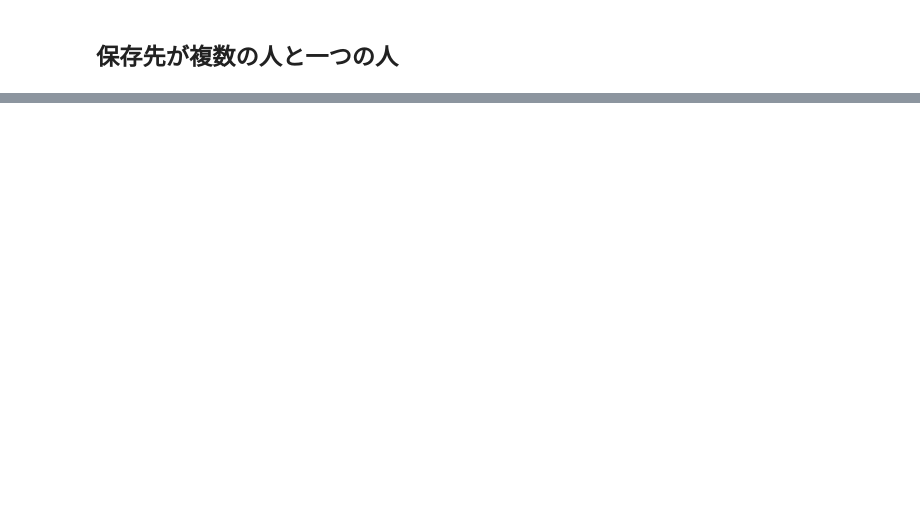
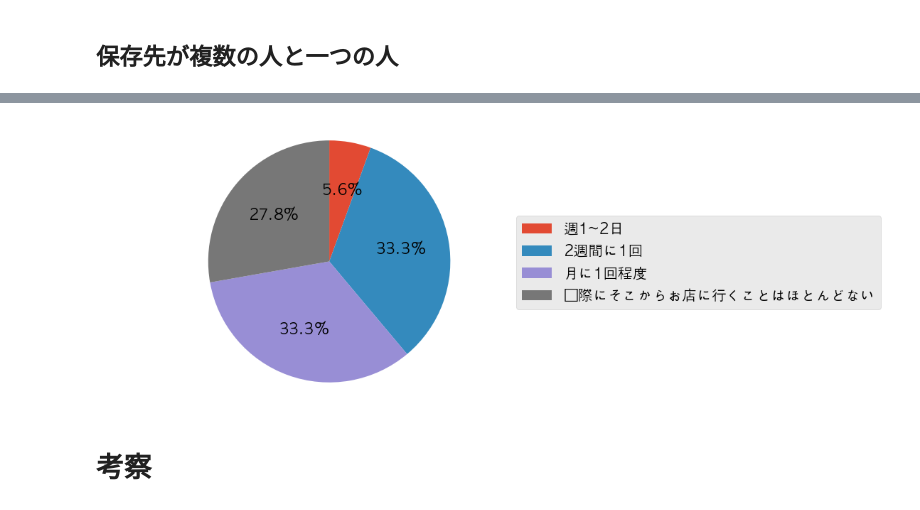
Before and after one commit to tomohiroo/foolip_analysis, a Jupyter notebook: google_form/分析.ipynb, the cells around one changed output, grey strips where cells are left out. Cells and saved outputs as stored; diff of their text form; code cells hidden in the pictures; blank space fills up the shorter version.

```diff
--- a/google_form/分析.ipynb
+++ b/google_form/分析.ipynb
@@ -651,0 +755,2 @@ woman_save[np.array([len(pool.split(';')) for pool in woman_save.iloc[:,8]]) < 2
+# %%
+insta_woman = woman_save.copy().dropna(subset=['飲食店の情報はどこに保存していますか？(複数選択可能)'])[np.array([sources.find('Instagram') for sources in woman_save.copy().dropna(subset=['飲食店の情報はどこに保存していますか？(複数選択可能)']).iloc[:,8]]) > -1]
@@ -651,0 +769,12 @@ woman_save[np.array([len(pool.split(';')) for pool in woman_save.iloc[:,8]]) < 2
+# %%
+insta_woman_often = insta_woman.iloc[:,9]
+insta_woman_often_data = np.zeros(len(uniq_often))
+for (i, s) in enumerate(uniq_often):
+    for p in insta_woman_often:
+        if p == s:
+            insta_woman_often_data[i] += 1
+pie_chart(insta_woman_often_data, uniq_often)
+# %% [output]
+[figure, added]
+# %% [markdown]
+# 考察
```
Also changed, not shown: parts of 26 cells of this notebook, 1 other file.
